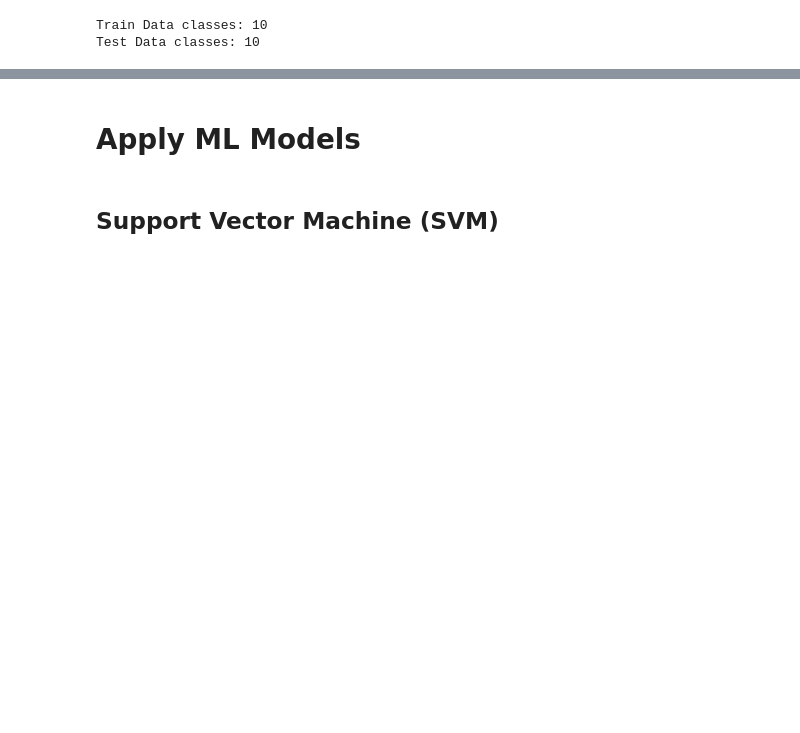
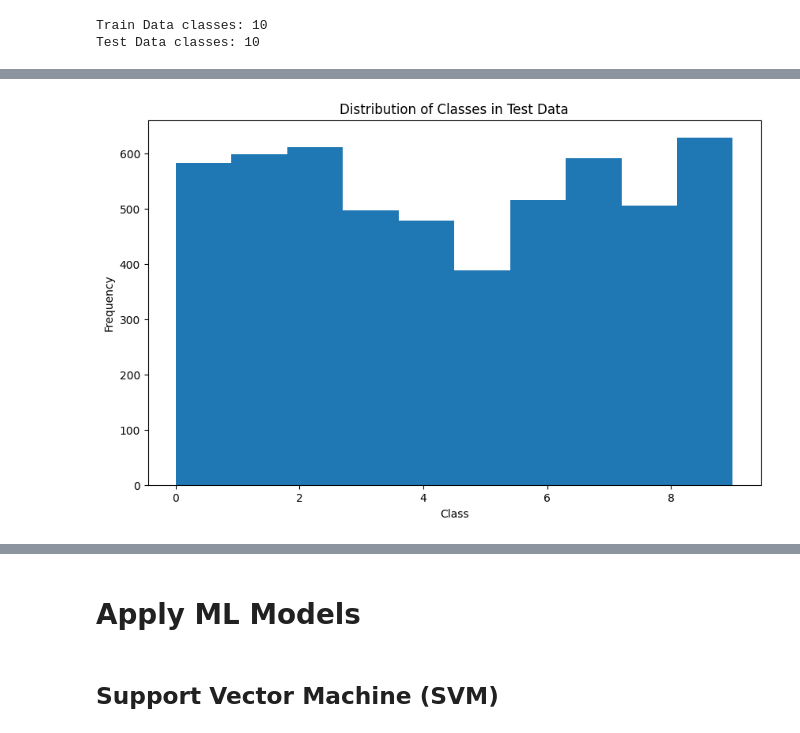
Before and after one commit to jhonnovax/image-pred-unsupervised-model, a Jupyter notebook: project.ipynb, the cells around one changed output, grey strips where cells are left out. Cells and saved outputs as stored; diff of their text form; code cells hidden in the pictures; blank space fills up the shorter version.

```diff
--- a/project.ipynb
+++ b/project.ipynb
@@ -107,3 +122,12 @@ plt.show()
+# %%
+plt.figure(figsize=(10, 6))
+plt.hist(y_test, bins=10)
+plt.title('Distribution of Classes in Test Data')
+plt.xlabel('Class')
+plt.ylabel('Frequency')
+plt.show()
+# %% [output]
+[figure, added]
 # %%
 plt.figure(figsize=(10, 6))
 for i in range(9):
```
Also changed, not shown: parts of 34 cells of this notebook.
